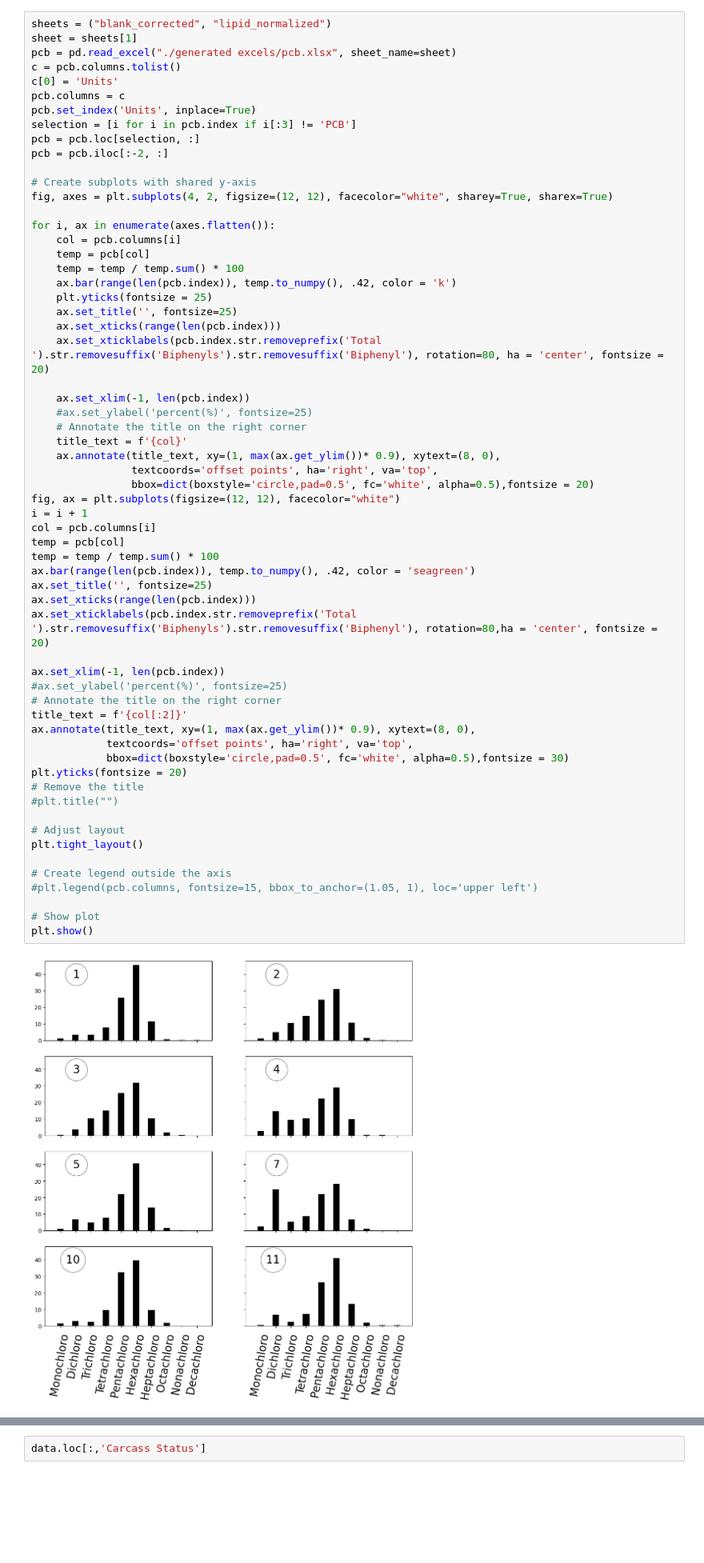
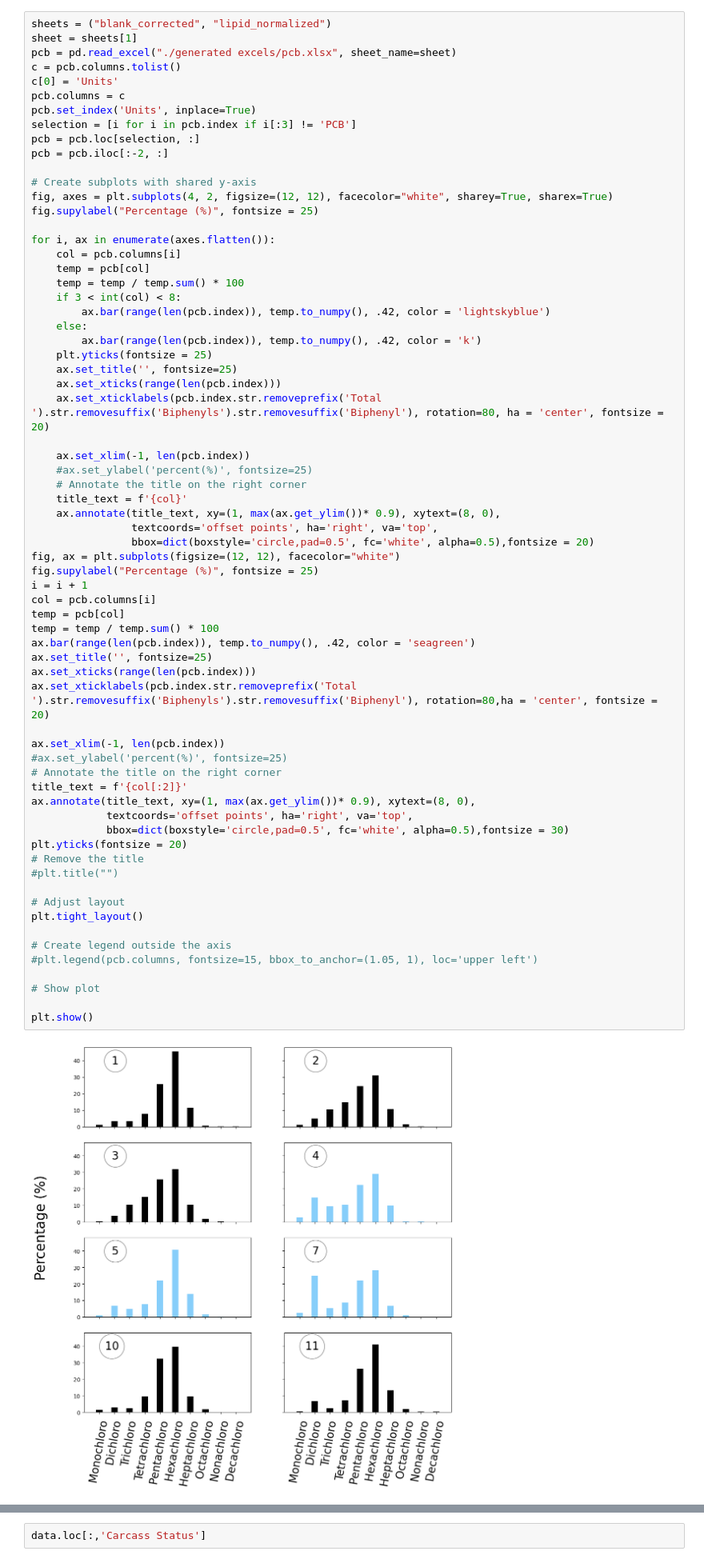
Before and after one commit to amirmtaghizadegan/Sturgeon, a Jupyter notebook: pcb.ipynb, the cells around one changed output, grey strips where cells are left out. Shown at 80% size. Drawn from its saved outputs; the diff is of its cells as text; blank space fills up the shorter version.

Commit message:
ColorChanges

```diff
--- a/pcb.ipynb
+++ b/pcb.ipynb
@@ -241,12 +241,16 @@ pcb = pcb.iloc[:-2, :]
 
 # Create subplots with shared y-axis
 fig, axes = plt.subplots(4, 2, figsize=(12, 12), facecolor="white", sharey=True, sharex=True)
+fig.supylabel("Percentage (%)", fontsize = 25)
 
 for i, ax in enumerate(axes.flatten()):
     col = pcb.columns[i]
     temp = pcb[col]
     temp = temp / temp.sum() * 100
-    ax.bar(range(len(pcb.index)), temp.to_numpy(), .42, color = 'k')
+    if 3 < int(col) < 8:
+        ax.bar(range(len(pcb.index)), temp.to_numpy(), .42, color = 'lightskyblue')
+    else:
+        ax.bar(range(len(pcb.index)), temp.to_numpy(), .42, color = 'k')
     plt.yticks(fontsize = 25)
     ax.set_title('', fontsize=25)
     ax.set_xticks(range(len(pcb.index)))
@@ -260,33 +264,35 @@ for i, ax in enumerate(axes.flatten()):
                 textcoords='offset points', ha='right', va='top',
                 bbox=dict(boxstyle='circle,pad=0.5', fc='white', alpha=0.5),fontsize = 20)
 fig, ax = plt.subplots(figsize=(12, 12), facecolor="white")
+fig.supylabel("Percentage (%)", fontsize = 25)
 i = i + 1
 col = pcb.columns[i]
 temp = pcb[col]
 temp = temp / temp.sum() * 100
 ax.bar(range(len(pcb.index)), temp.to_numpy(), .42, color = 'seagreen')
 ax.set_title('', fontsize=25)
 ax.set_xticks(range(len(pcb.index)))
 ax.set_xticklabels(pcb.index.str.removeprefix('Total ').str.removesuffix('Biphenyls').str.removesuffix('Biphenyl'), rotation=80,ha = 'center', fontsize = 20)
 
 ax.set_xlim(-1, len(pcb.index))
 #ax.set_ylabel('percent(%)', fontsize=25)
 # Annotate the title on the right corner
 title_text = f'{col[:2]}'
 ax.annotate(title_text, xy=(1, max(ax.get_ylim())* 0.9), xytext=(8, 0),
             textcoords='offset points', ha='right', va='top',
             bbox=dict(boxstyle='circle,pad=0.5', fc='white', alpha=0.5),fontsize = 30)
 plt.yticks(fontsize = 20)
 # Remove the title
 #plt.title("")
 
 # Adjust layout
 plt.tight_layout()
 
 # Create legend outside the axis
 #plt.legend(pcb.columns, fontsize=15, bbox_to_anchor=(1.05, 1), loc='upper left')
 
 # Show plot
+
 plt.show()
 # %% [output]
-[figure, old version]
+[figure, new version]
```
Also changed, not shown: parts of 1 cell of this notebook.
